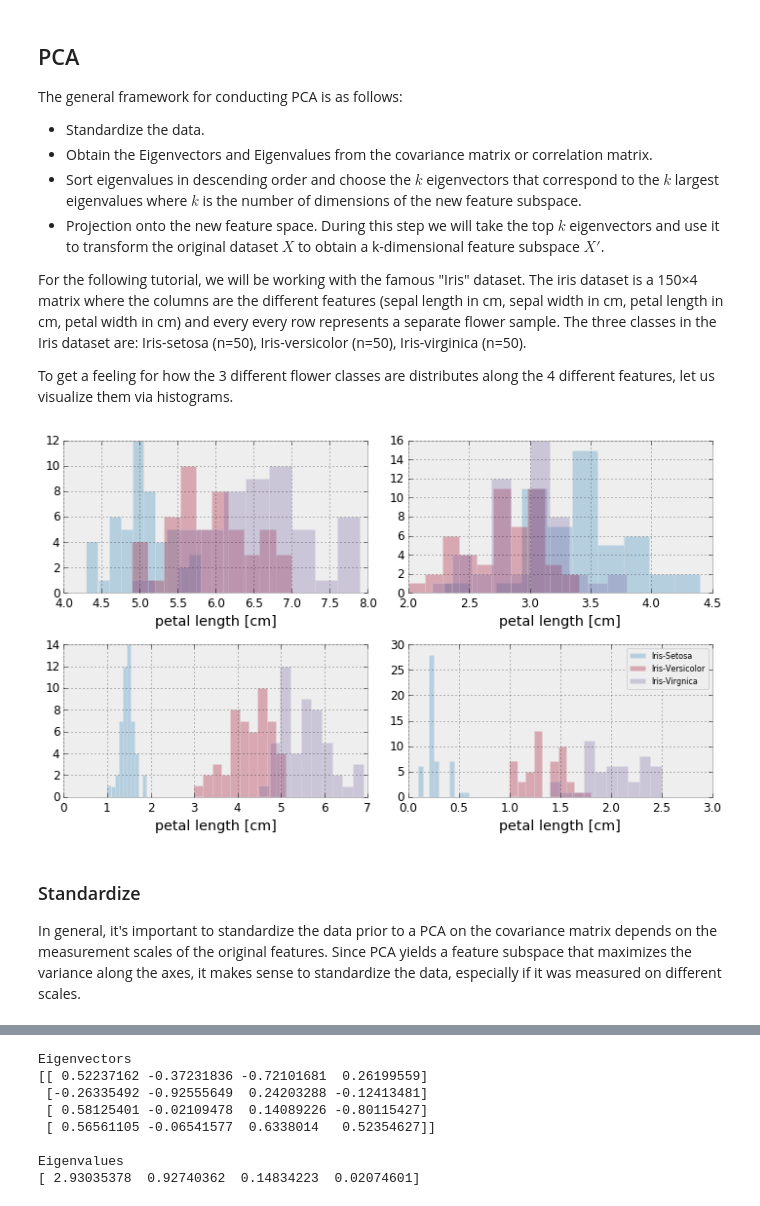
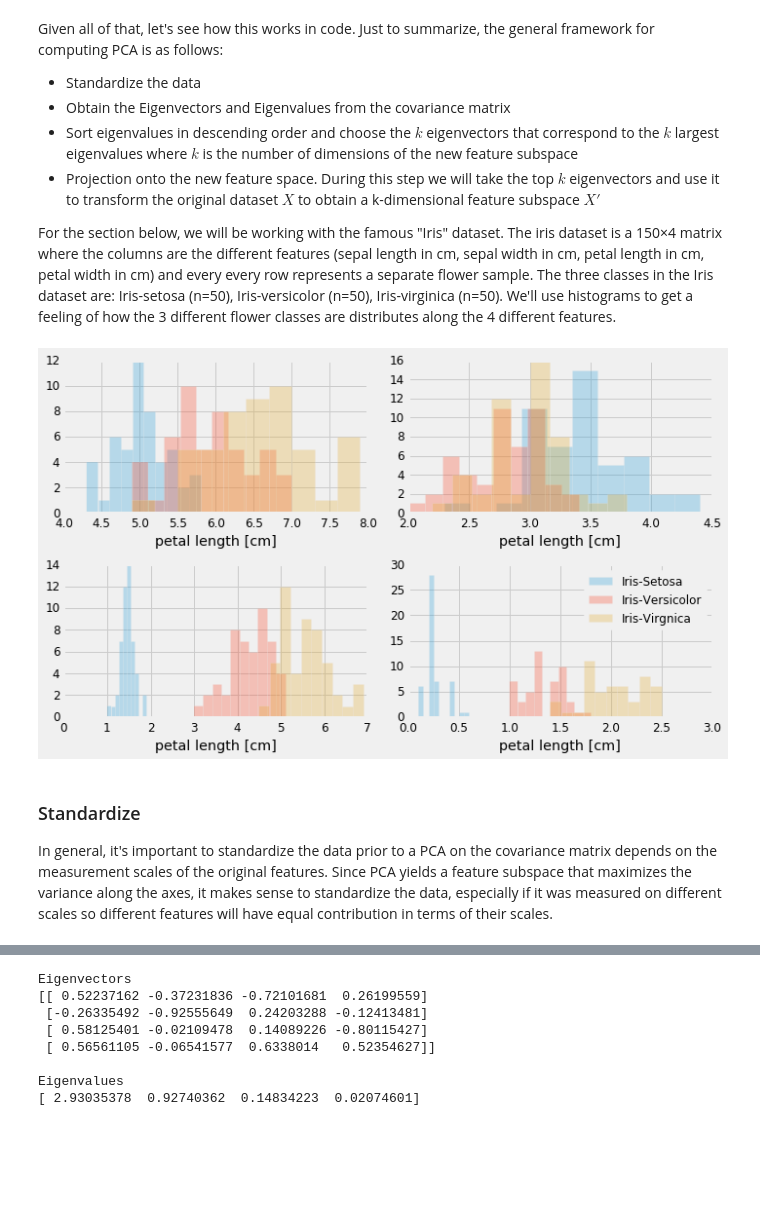
Before and after one commit to ethen8181/programming, a Jupyter notebook: dim_reduction/PCA/PCA.ipynb, the cells around one changed output, grey strips where cells are left out. Drawn from its saved outputs; the diff is of its cells as text; code cells hidden in the pictures; blank space fills up the shorter version.

```diff
--- a/dim_reduction/PCA/PCA.ipynb
+++ b/dim_reduction/PCA/PCA.ipynb
@@ -63,0 +46,18 @@ In a nutshell, PCA aims to find the directions (or so called the principal compo
+# %%
+np.random.seed(123)
+x1 = np.arange(12, 56, 0.5)
+e  = np.random.normal(0, 100, x1.shape[0])
+x2 = 500 + 20 * x1 + e
+X = np.c_[x1, x2]
+
+# change default style figure and font size
+plt.style.use('fivethirtyeight')
+plt.rcParams['figure.figsize'] = 8, 6
+plt.rcParams['font.size'] = 12
+
+def plot2var(m):
+    plt.scatter(m[:, 0], m[:, 1], s = 40, alpha = 0.8)
+    plt.xlabel('x1')
+    plt.ylabel('x2')
+
+plot2var(X)
@@ -64,46 +209,42 @@ In a nutshell, PCA aims to find the directions (or so called the principal compo
 # %% [markdown]
-## PCA
+Given all of that, let's see how this works in code. Just to summarize, the general framework for computing PCA is as follows:
 
-The general framework for conducting PCA is as follows:
+- Standardize the data
+- Obtain the Eigenvectors and Eigenvalues from the covariance matrix
+- Sort eigenvalues in descending order and choose the $k$ eigenvectors that correspond to the $k$ largest eigenvalues where $k$ is the number of dimensions of the new feature subspace
+- Projection onto the new feature space. During this step we will take the top $k$ eigenvectors and use it to transform the original dataset $X$ to obtain a k-dimensional feature subspace $X'$
 
-- Standardize the data.
-- Obtain the Eigenvectors and Eigenvalues from the covariance matrix or correlation matrix.
-- Sort eigenvalues in descending order and choose the $k$ eigenvectors that correspond to the $k$ largest eigenvalues where $k$ is the number of dimensions of the new feature subspace.
-- Projection onto the new feature space. During this step we will take the top $k$ eigenvectors and use it to transform the original dataset $X$ to obtain a k-dimensional feature subspace $X'$.
-
-For the following tutorial, we will be working with the famous "Iris" dataset. The iris dataset is a 150×4 matrix where the columns are the different features (sepal length in cm, sepal width in cm, petal length in cm, petal width in cm) and every every row represents a separate flower sample. The three classes in the Iris dataset are: Iris-setosa (n=50), Iris-versicolor (n=50), Iris-virginica (n=50).
-
-To get a feeling for how the 3 different flower classes are distributes along the 4 different features, let us visualize them via histograms.
+For the section below, we will be working with the famous "Iris" dataset. The iris dataset is a 150×4 matrix where the columns are the different features (sepal length in cm, sepal width in cm, petal length in cm, petal width in cm) and every every row represents a separate flower sample. The three classes in the Iris dataset are: Iris-setosa (n=50), Iris-versicolor (n=50), Iris-virginica (n=50). We'll use histograms to get a feeling of how the 3 different flower classes are distributes along the 4 different features.
 # %%
 iris = load_iris()
 X = iris['data']
 y = iris['target']
 
 label_dict = {0: 'Iris-Setosa',
               1: 'Iris-Versicolor',
               2: 'Iris-Virgnica'}
 
 feature_dict = {0: 'sepal length [cm]',
                 1: 'sepal width [cm]',
                 2: 'petal length [cm]',
                 3: 'petal width [cm]'}
 
-plt.figure(figsize = (10, 6))
+fig = plt.figure(figsize = (10, 6))
 for feature in range(len(feature_dict)):
     plt.subplot(2, 2, feature + 1)
     for index, label in label_dict.items():
         plt.hist( X[y == index, feature], label = label,
                   bins = 10, alpha = 0.3 )
         plt.xlabel(feature_dict[index])
 
-plt.legend(loc = 'upper right', fancybox = True, fontsize = 8)
+plt.legend(loc = 'upper right', fancybox = True, fontsize = 12)
 plt.tight_layout()
 plt.show()
 # %% [output]
-[figure, old version]
+[figure, new version]
 # %% [markdown]
 ### Standardize
 
-In general, it's important to standardize the data prior to a PCA on the covariance matrix depends on the measurement scales of the original features. Since PCA yields a feature subspace that maximizes the variance along the axes, it makes sense to standardize the data, especially if it was measured on different scales.
+In general, it's important to standardize the data prior to a PCA on the covariance matrix depends on the measurement scales of the original features. Since PCA yields a feature subspace that maximizes the variance along the axes, it makes sense to standardize the data, especially if it was measured on different scales so different features will have equal contribution in terms of their scales.
 # %%
 X_std = StandardScaler().fit_transform(X)
```
Also changed, not shown: parts of 29 cells of this notebook, 9 other files.
